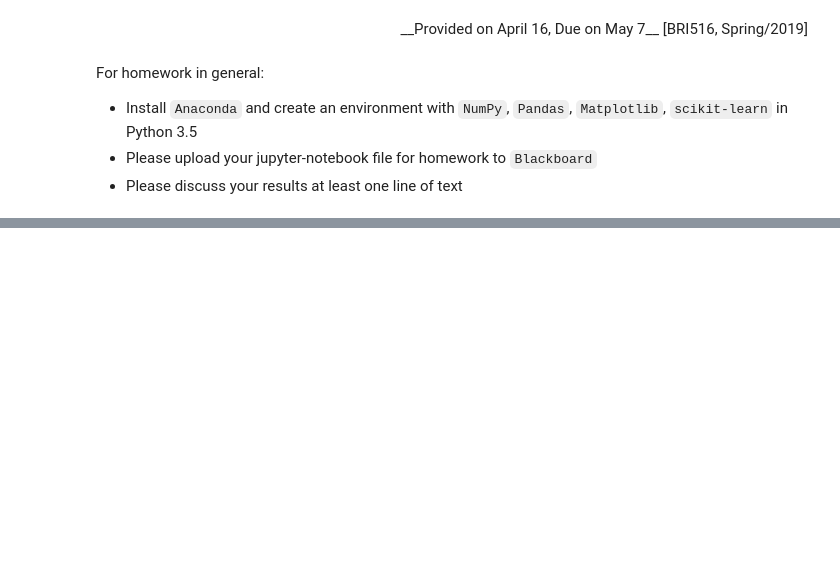
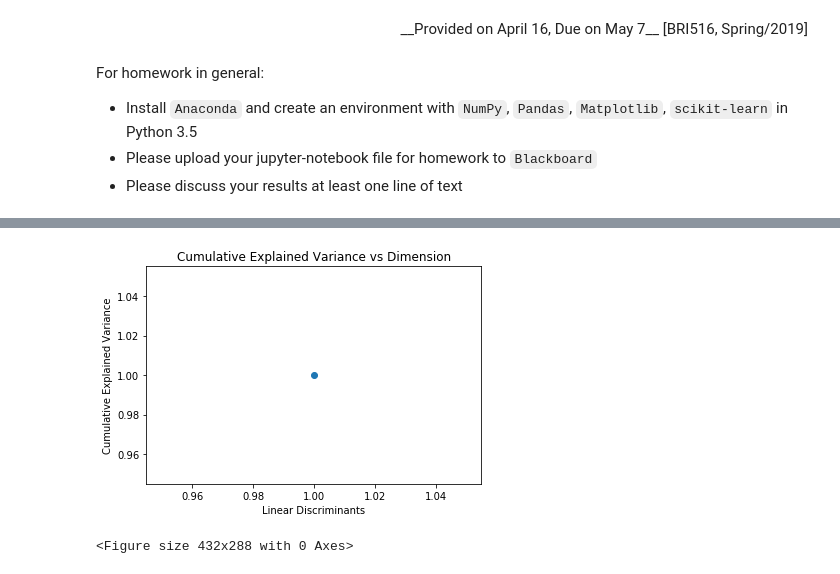
Before and after one commit to happyhyowon/work, a Jupyter notebook: HyowonKim_2019070723_Hw3.ipynb, the cells around one changed output, grey strips where cells are left out. Saved outputs shown, nothing was run; the diff lists cells and outputs as text; code cells hidden in the pictures; blank space fills up the shorter version.

```diff
--- a/HyowonKim_2019070723_Hw3.ipynb
+++ b/HyowonKim_2019070723_Hw3.ipynb
@@ -40,0 +226,11 @@ $$ \bf{S}_X = \bf{S}_W^{-1} \bf{S}_B $$
+# %%
+cummulative_explained_variance_ = np.cumsum(lda.explained_variance_ratio_)
+plt.plot(range(1, len(lda.explained_variance_ratio_)+1), cummulative_explained_variance_, '--o')
+plt.xlabel('Linear Discriminants')
+plt.ylabel('Cumulative Explained Variance')
+plt.title('Cumulative Explained Variance vs Dimension')
+plt.show()
+plt.clf()
+# %% [output]
+[figure, added]
+<Figure size 432x288 with 0 Axes>
```
Also changed, not shown: parts of 42 cells of this notebook.
